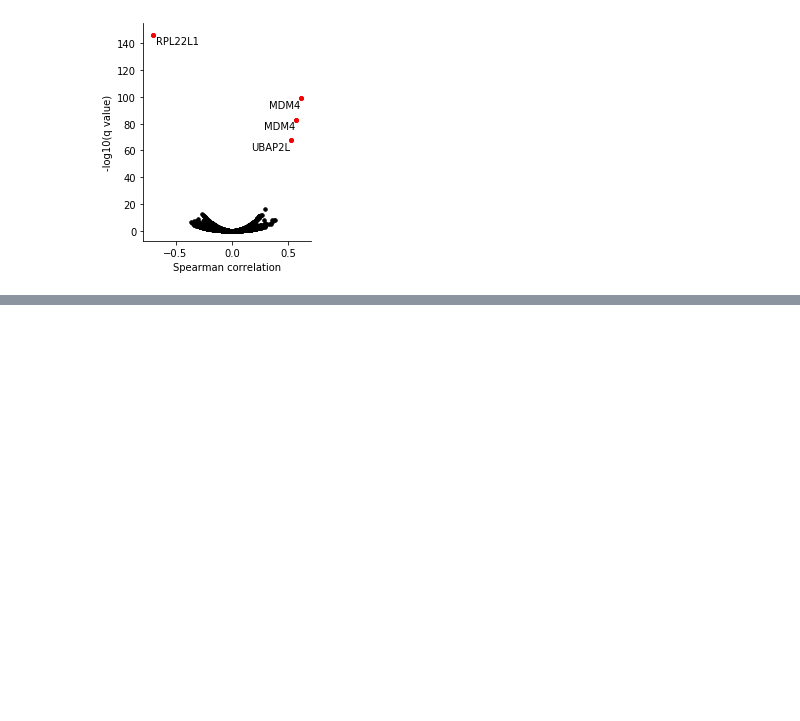
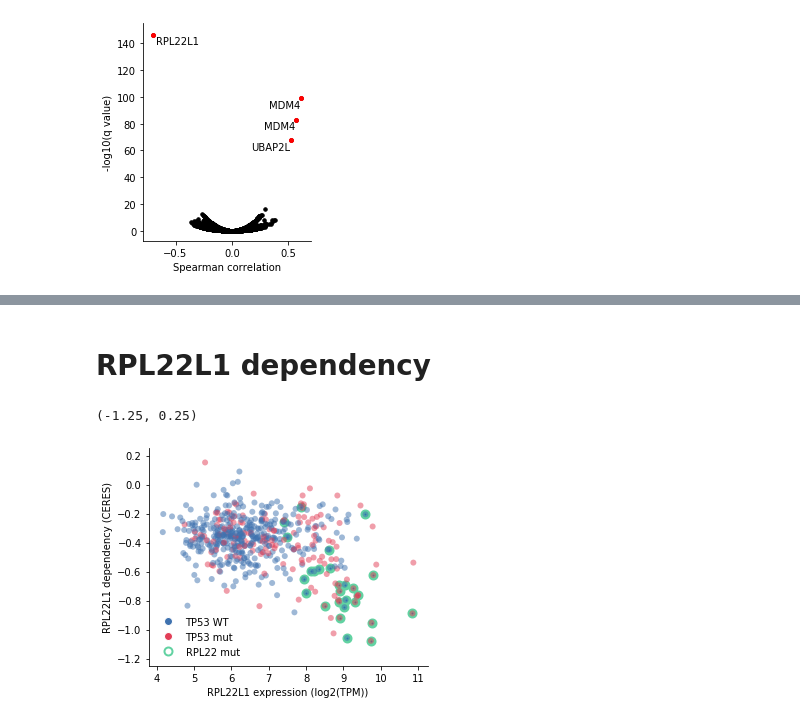
Before and after one commit to kevinhu/ccle-2019-analysis, a Jupyter notebook: notebooks/figure4_mdm4-splicing.ipynb, the cells around one changed output, grey strips where cells are left out. Drawn from its saved outputs; the diff is of its cells as text; code cells hidden in the pictures; blank space fills up the shorter version.

```diff
--- a/notebooks/figure4_mdm4-splicing.ipynb
+++ b/notebooks/figure4_mdm4-splicing.ipynb
@@ -401,0 +475,50 @@ Text(0, 0.5, '-log10(q value)')
+# %% [markdown]
+# RPL22L1 dependency
+# %%
+all_merge = pd.concat([
+    ccle_genex["RPL22L1_ENSG00000163584.13"].rename("RPL22L1_expression"),
+    avana["RPL22L1_200916"].rename("RPL22L1_dependency"),
+    damaging_muts["RPL22"].rename("RPL22_damaging"),
+    hs_muts["TP53"].rename("TP53_hs").map(lambda x: {0:"TP53 WT",1:"TP53 mut"}[x])
+],axis=1,join="inner",sort=True)
+
+plt.figure(figsize=(5,4))
+ax = plt.subplot(111)
+
+rpl22_mut = all_merge[all_merge["RPL22_damaging"]==1]
+
+sns.scatterplot(rpl22_mut["RPL22L1_expression"],
+                rpl22_mut["RPL22L1_dependency"],
+                linewidth=4,
+#                 alpha=0.5,
+                edgecolor="#62d2a2"
+               )
+
+sns.scatterplot(all_merge["RPL22L1_expression"],
+                all_merge["RPL22L1_dependency"],
+                linewidth=0,
+                alpha=0.5,
+                hue=all_merge["TP53_hs"],
+                palette = sns.color_palette(["#3f72af","#e23e57"]),
+                legend=False
+               )
+
+ax.spines["top"].set_visible(False)
+ax.spines["right"].set_visible(False)
+
+plt.xlabel("RPL22L1 expression (log2(TPM))")
+plt.ylabel("RPL22L1 dependency (CERES)")
+
+legend_elements = [Line2D([0], [0], marker='o', color="white",label='TP53 WT',
+                          markerfacecolor='#3f72af', markersize=8),
+                  Line2D([0], [0], marker='o', color="white", label='TP53 mut',
+                          markerfacecolor='#e23e57', markersize=8),
+                  Line2D([0], [0], marker='o', color="white", label='RPL22 mut',
+                          markerfacecolor='white',markeredgecolor="#62d2a2", markeredgewidth=2,markersize=8),]
+
+ax.legend(handles=legend_elements, loc='lower left',frameon=False)
+
+plt.ylim(-1.25,0.25)
+# %% [output]
+(-1.25, 0.25)
+[figure, added]
```
Also changed, not shown: parts of 6 cells of this notebook.
